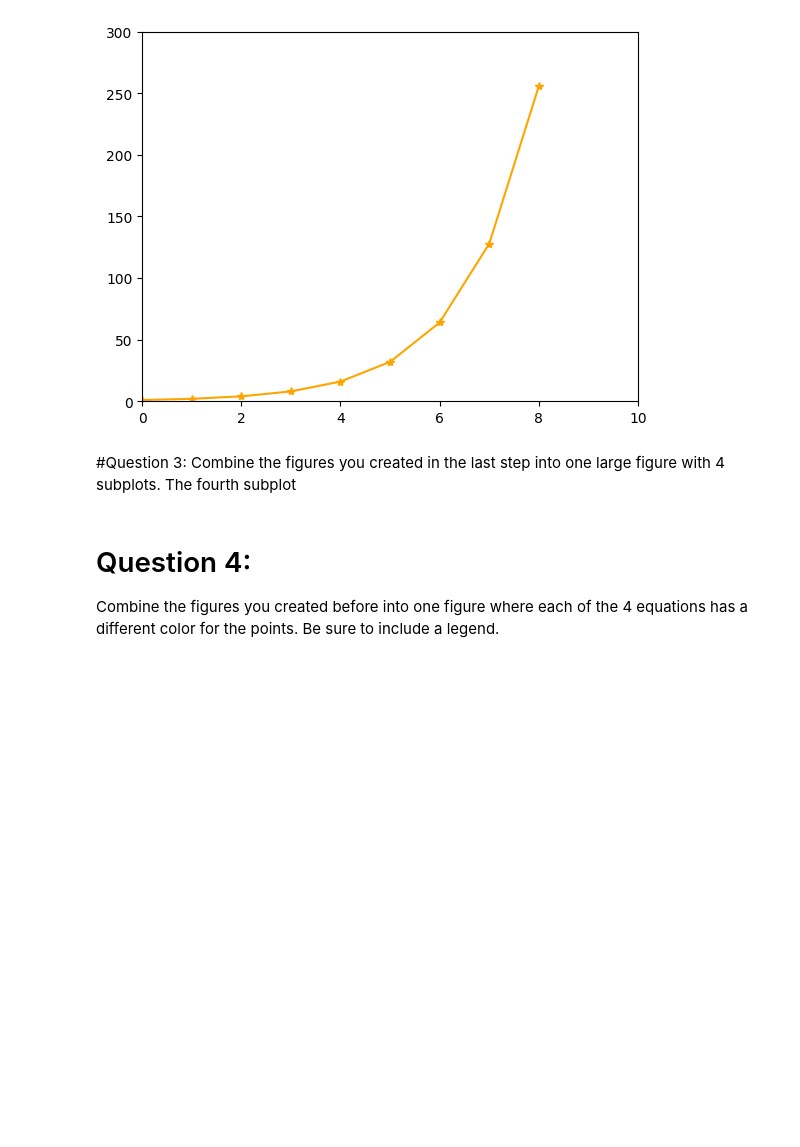
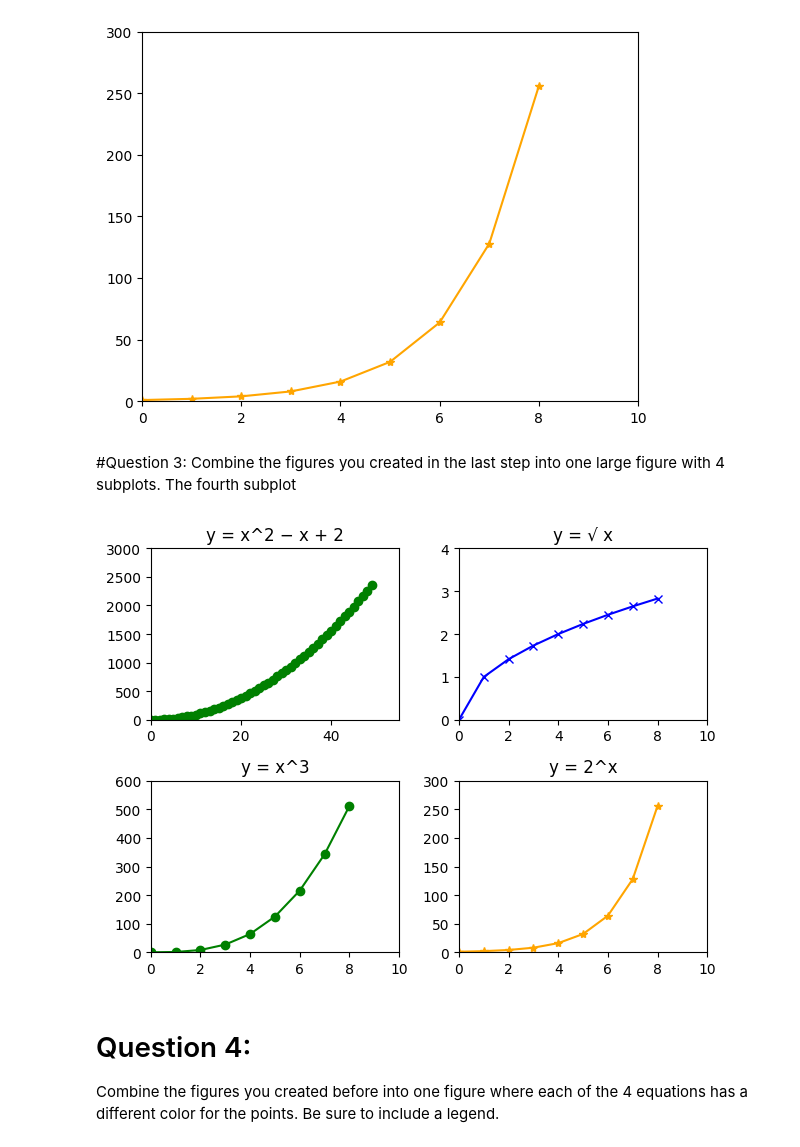
Before and after one commit to 1eses1/embeddedAI, a Jupyter notebook: First_assignement.ipynb, the cells around one changed output. Drawn from its saved outputs; the diff is of its cells as text; code cells hidden in the pictures; blank space fills up the shorter version.

```diff
--- a/First_assignement.ipynb
+++ b/First_assignement.ipynb
@@ -78,3 +76,41 @@ Combine the figures you created in the last step into one large figure with 4 su
+# %%
+# Create the first subplot
+plt.subplot(2, 2, 1)
+x1 = np.arange(-50, 50)
+y1 = x1*x1 - x1 + 2
+plt.plot(x1, y1, color='green', marker='o')
+plt.title('y = x^2 − x + 2')
+plt.axis([0, 55, 0, 3000])
+
+# Create the second subplot
+plt.subplot(2, 2, 2)
+x2 = np.arange(0, 9)
+y2 = np.sqrt(x2)
+plt.plot(x2, y2, color='blue', marker='x')
+plt.title('y = √ x')
+plt.axis([0, 10, 0, 4])
+
+# Create the third subplot
+plt.subplot(2, 2, 3)
+x3 = list(range(0, 9))
+y3 = [math.pow(val, 3) for val in x3]
+plt.plot(x3, y3, color='green', marker='o')
+plt.title('y = x^3')
+plt.axis([0, 10, 0, 600])
+
+# Create the fourth subplot
+plt.subplot(2, 2, 4)
+x4 = list(range(0, 9))
+y4 = [math.pow(2, val) for val in x4]
+plt.plot(x4, y4, color='orange', marker='*')
+plt.title('y = 2^x')
+plt.axis([0, 10, 0, 300])
+# Adjust layout for better spacing
+plt.tight_layout()
+# Show the combined figure
+plt.show()
+# %% [output]
+[figure, added]
 # %% [markdown]
 # Question 4:
 Combine the figures you created before into one figure where each of the 4 equations has a different color for the points. Be sure to include a legend.
```
Also changed, not shown: parts of 3 cells of this notebook.
